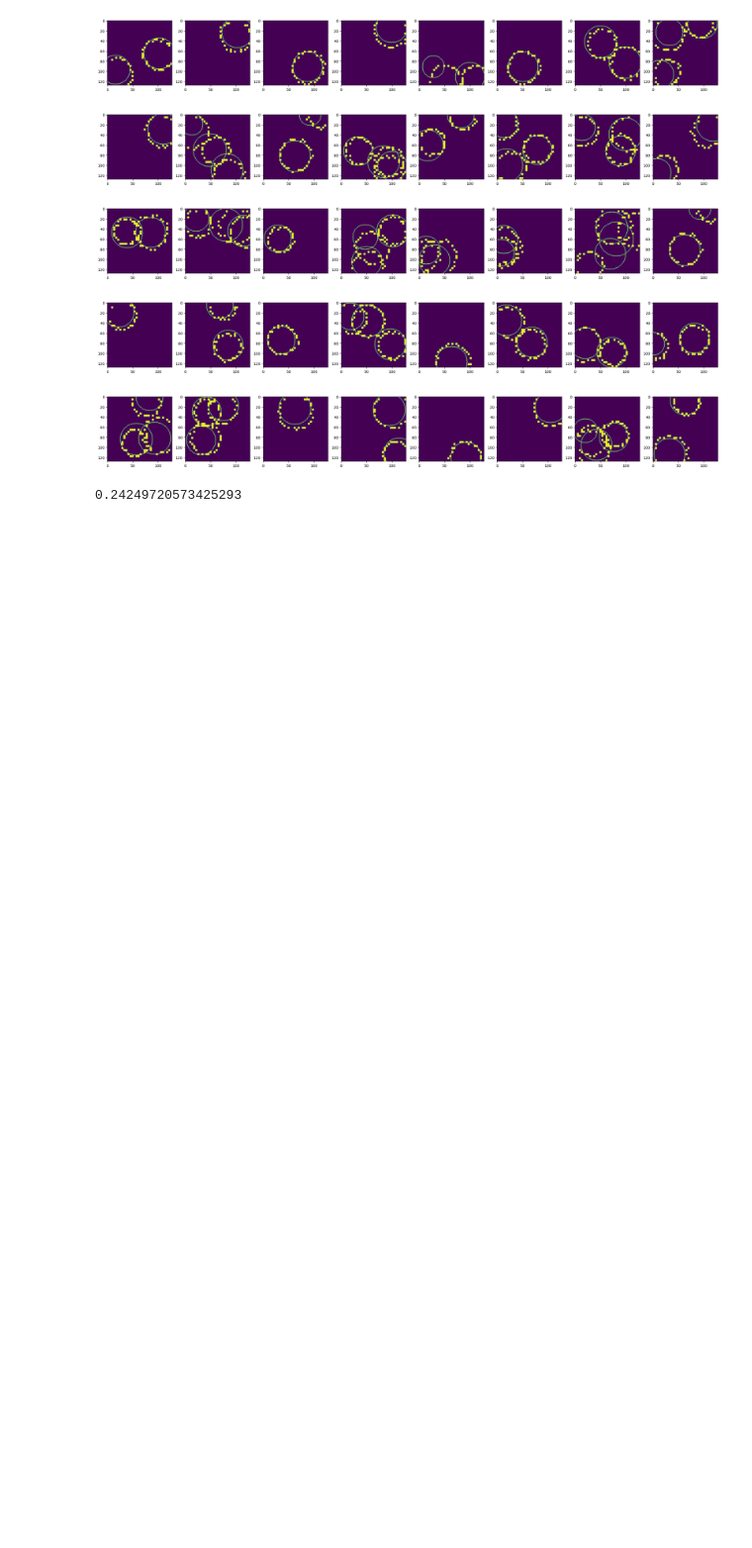
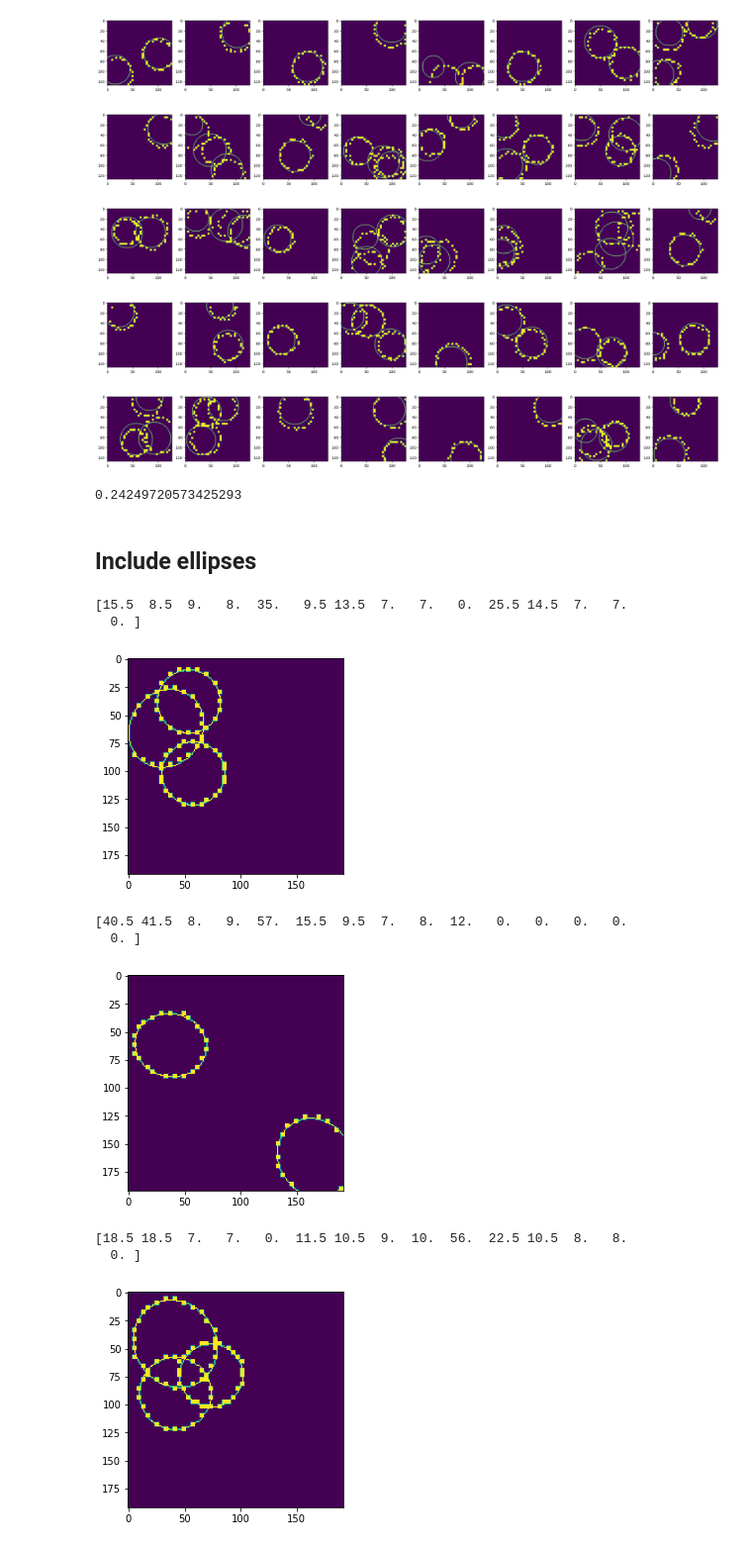
Before and after one commit to borkh/mcbm-ring-reco, a Jupyter notebook: params_finder.ipynb, the cells around one changed output. Shown at 99% size. Saved outputs shown, nothing was run; the diff lists cells and outputs as text; code cells hidden in the pictures; blank space fills up the shorter version.

```diff
--- a/params_finder.ipynb
+++ b/params_finder.ipynb
@@ -86,3 +86,20 @@ model.predict(displays_test)
 print(time() - t1)
 # %% [output]
 0.24249720573425293
+# %% [markdown]
+## Include ellipses
+# %%
+for i in range(3):
+    print(params[i])
+    plt.imshow(plot_single_event(displays[i], params[i]))
+    plt.show()
+# %% [output]
+[15.5  8.5  9.   8.  35.   9.5 13.5  7.   7.   0.  25.5 14.5  7.   7.
+  0. ]
+[figure, added]
+[40.5 41.5  8.   9.  57.  15.5  9.5  7.   8.  12.   0.   0.   0.   0.
+  0. ]
+[figure, added]
+[18.5 18.5  7.   7.   0.  11.5 10.5  9.  10.  56.  22.5 10.5  8.   8.
+  0. ]
+[figure, added]
```
Also changed, not shown: parts of 2 cells of this notebook, 10 other files.
